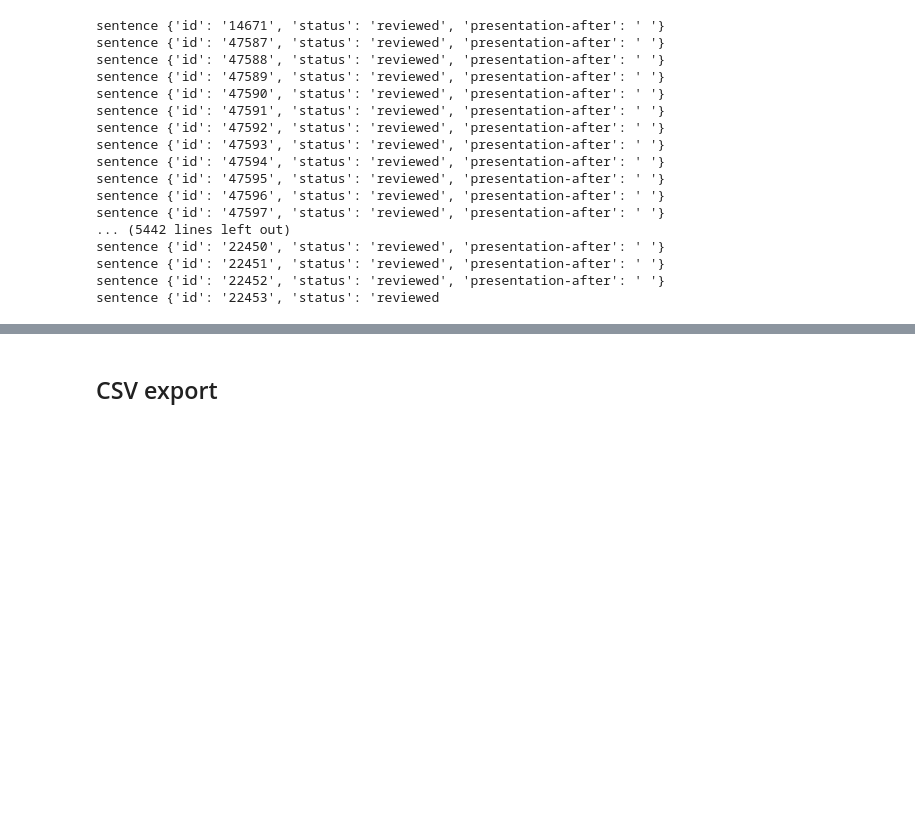
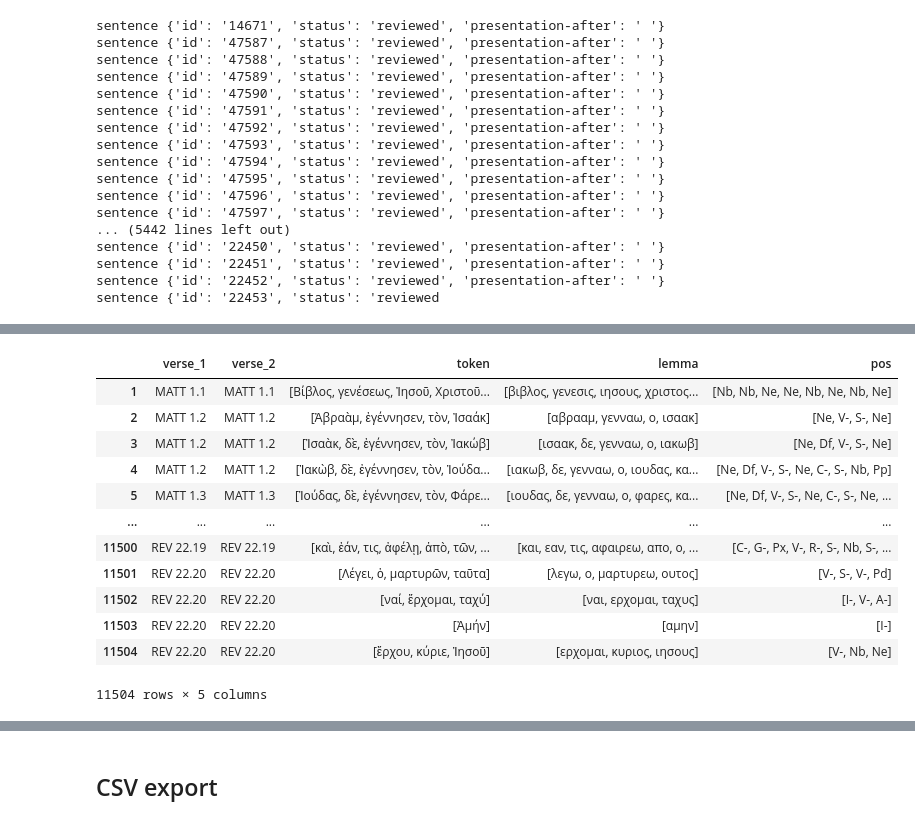
Before and after one commit to Tdelaselle/TextSiMetrics, a Jupyter notebook: Prepro_NT.ipynb, the cells around one changed output, grey strips where cells are left out. Saved outputs shown, nothing was run; the diff lists cells and outputs as text; code cells hidden in the pictures; blank space fills up the shorter version.

```diff
--- a/Prepro_NT.ipynb
+++ b/Prepro_NT.ipynb
@@ -54,0 +87,4 @@ sentence {'id': '22453', 'status': 'reviewed
+# %%
+for elem in root.iter():
+    if elem.tag == 'sentence':
+        print(elem.tag,elem.attrib)
@@ -54,0 +109,63 @@ sentence {'id': '22453', 'status': 'reviewed
+# %%
+import unicodedata
+
+def remove_greek_accents(text):
+    # Normalize the text to decompose characters into base and diacritics
+    normalized_text = unicodedata.normalize('NFD', text)
+    # Remove diacritical marks (accents)
+    stripped_text = ''.join(char for char in normalized_text if not unicodedata.combining(char))
+    # Re-normalize to NFC (composed form)
+    return unicodedata.normalize('NFC', stripped_text)
+# %%
+# Build dataframe listed by sentences, from TEI root
+
+import dis
+
+NT_sentence = pd.DataFrame(columns=['verse_1', 'verse_2', 'token', 'lemma', 'pos'])
+
+token_list = []
+lemma_list = []
+pos_list = []
+v1 = ''
+v2 = ''
+sentence_id = ''
+for elem in root.iter():
+    if elem.tag == 'sentence':
+        NT_sentence.loc[len(NT_sentence)] = [v1, v2, token_list, lemma_list, pos_list]
+        token_list = []
+        lemma_list = []
+        pos_list = []
+        v1 = ''
+
+    if elem.get('lemma') is not None:
+        if v1 == '':
+            v1 = elem.get('citation-part')
+        lemma_list.append(str(elem.get('lemma')))
+        pos_list.append(str(elem.get('part-of-speech')))
+        token_list.append(str(elem.get('form')))
+
+    if elem.get('citation-part') is not None:
+        v2 = elem.get('citation-part')
+
+# Delete first line of NT_sentence
+NT_sentence = NT_sentence.drop(NT_sentence.index[0])
+
+# normalize lemmas
+NT_sentence['lemma'] = NT_sentence['lemma'].apply(lambda x: [remove_greek_accents(i) for i in x])
+NT_sentence['lemma'] = NT_sentence['lemma'].apply(lambda x: [i.lower() for i in x])
+
+display(NT_sentence)
+# %% [output]
+|  | verse_1 | verse_2 | token | lemma | pos |
+| 1 | MATT 1.1 | MATT 1.1 | [Βίβλος, γενέσεως, Ἰησοῦ, Χριστοῦ... | [βιβλος, γενεσις, ιησους, χριστος... | [Nb, Nb, Ne, Ne, Nb, Ne, Nb, Ne] |
+| 2 | MATT 1.2 | MATT 1.2 | [Ἀβραὰμ, ἐγέννησεν, τὸν, Ἰσαάκ] | [αβρααμ, γενναω, ο, ισαακ] | [Ne, V-, S-, Ne] |
+| 3 | MATT 1.2 | MATT 1.2 | [Ἰσαὰκ, δὲ, ἐγέννησεν, τὸν, Ἰακώβ] | [ισαακ, δε, γενναω, ο, ιακωβ] | [Ne, Df, V-, S-, Ne] |
+| 4 | MATT 1.2 | MATT 1.2 | [Ἰακὼβ, δὲ, ἐγέννησεν, τὸν, Ἰούδα... | [ιακωβ, δε, γενναω, ο, ιουδας, κα... | [Ne, Df, V-, S-, Ne, C-, S-, Nb, Pp] |
+| 5 | MATT 1.3 | MATT 1.3 | [Ἰούδας, δὲ, ἐγέννησεν, τὸν, Φάρε... | [ιουδας, δε, γενναω, ο, φαρες, κα... | [Ne, Df, V-, S-, Ne, C-, S-, Ne, ... |
+| ... | ... | ... | ... | ... | ... |
+| 11500 | REV 22.19 | REV 22.19 | [καὶ, ἐάν, τις, ἀφέλῃ, ἀπὸ, τῶν, ... | [και, εαν, τις, αφαιρεω, απο, ο, ... | [C-, G-, Px, V-, R-, S-, Nb, S-, ... |
+| 11501 | REV 22.20 | REV 22.20 | [Λέγει, ὁ, μαρτυρῶν, ταῦτα] | [λεγω, ο, μαρτυρεω, ουτος] | [V-, S-, V-, Pd] |
+| 11502 | REV 22.20 | REV 22.20 | [ναί, ἔρχομαι, ταχύ] | [ναι, ερχομαι, ταχυς] | [I-, V-, A-] |
+| 11503 | REV 22.20 | REV 22.20 | [Ἀμήν] | [αμην] | [I-] |
+| 11504 | REV 22.20 | REV 22.20 | [ἔρχου, κύριε, Ἰησοῦ] | [ερχομαι, κυριος, ιησους] | [V-, Nb, Ne] |
+11504 rows × 5 columns
```
Also changed, not shown: parts of 16 cells of this notebook, 11 other files.
